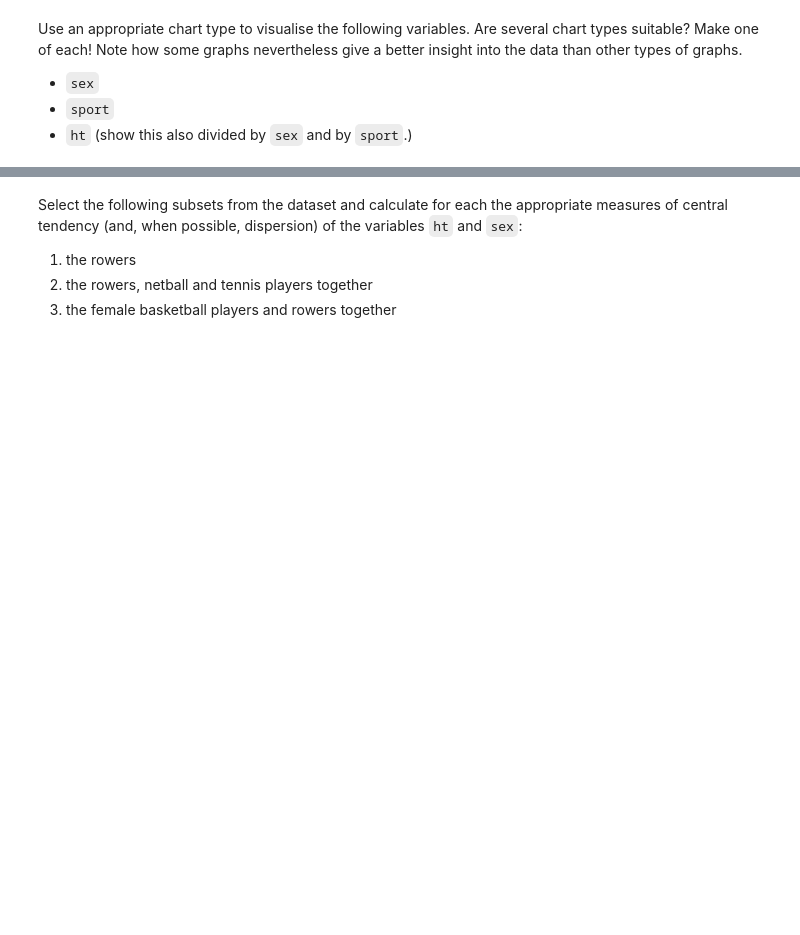
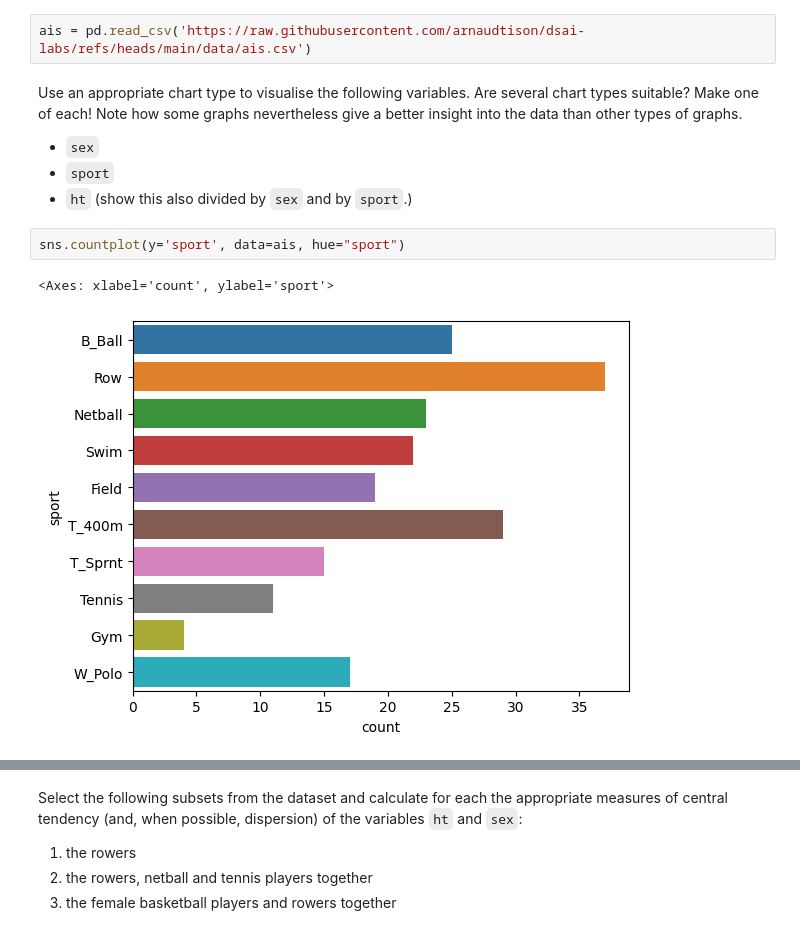
Before and after one commit to arnaudtison/dsai-labs, a Jupyter notebook: 2-analysis-1-var/lab-2.07-ais.ipynb, the cells around one changed output, grey strips where cells are left out. Drawn from its saved outputs; the diff is of its cells as text; blank space fills up the shorter version.

```diff
--- a/2-analysis-1-var/lab-2.07-ais.ipynb
+++ b/2-analysis-1-var/lab-2.07-ais.ipynb
@@ -29,6 +18,13 @@ FileNotFoundError: [Errno 2] No such file or directory: 'path/to/ais.csv'
+# %%
+ais = pd.read_csv('https://raw.githubusercontent.com/arnaudtison/dsai-labs/refs/heads/main/data/ais.csv')
 # %% [markdown]
 Use an appropriate chart type to visualise the following variables. Are several chart types suitable? Make one of each! Note how some graphs nevertheless give a better insight into the data than other types of graphs.
 
 - `sex`
 - `sport`
 - `ht` (show this also divided by `sex` and by `sport`.)
+# %%
+sns.countplot(y='sport', data=ais, hue="sport")
+# %% [output]
+<Axes: xlabel='count', ylabel='sport'>
+[figure, added]
```
Also changed, not shown: parts of 9 cells of this notebook.
